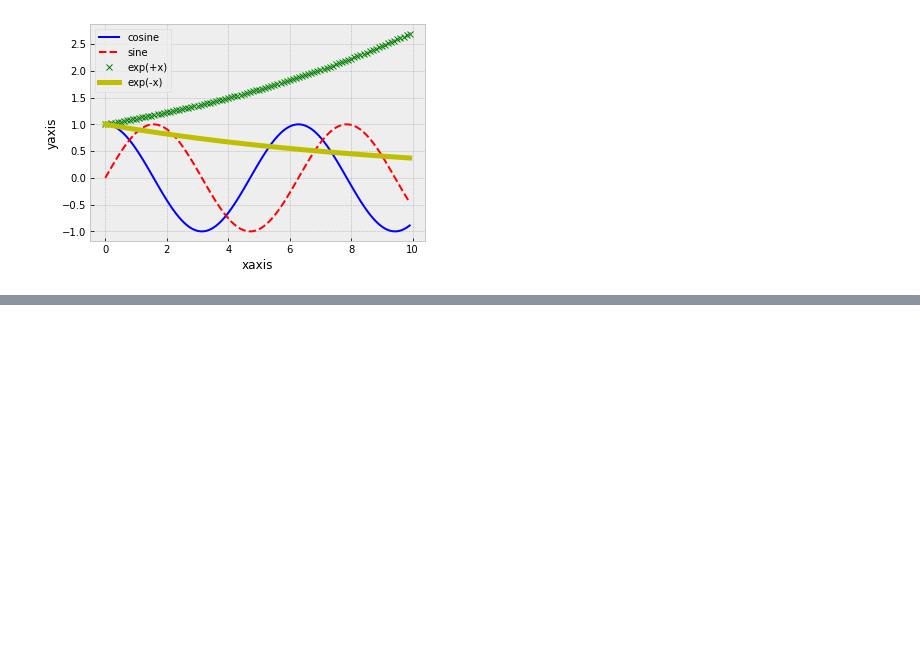
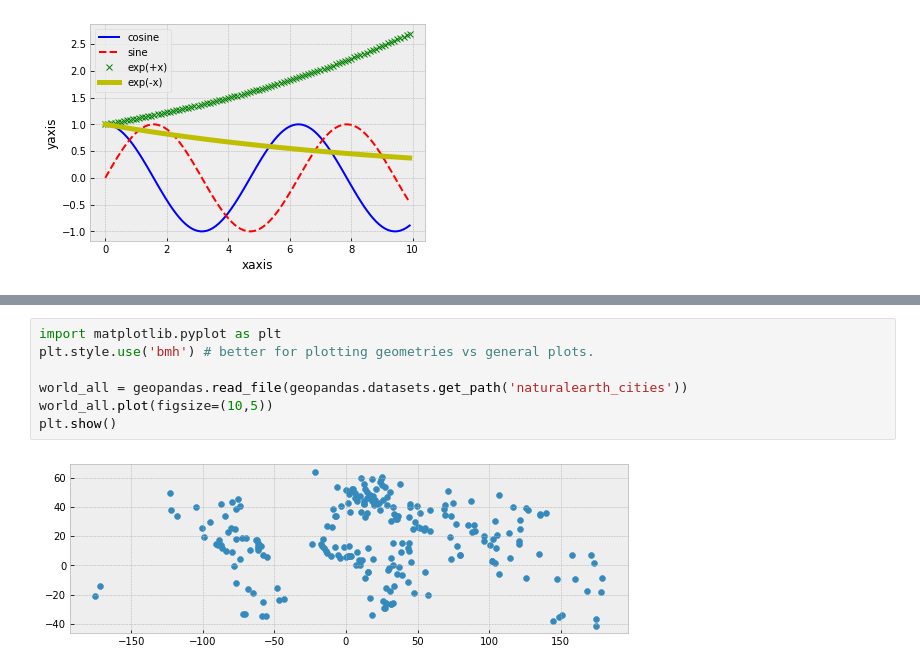
Before and after one commit to SergeyShchus/Data-analysis-Notebooks, a Jupyter notebook: Notebooks/PyGIS.ipynb, the cells around one changed output, grey strips where cells are left out. Saved outputs shown, nothing was run; the diff lists cells and outputs as text; blank space fills up the shorter version.

```diff
--- a/Notebooks/PyGIS.ipynb
+++ b/Notebooks/PyGIS.ipynb
@@ -946,0 +964,9 @@ plt.show()
+# %%
+import matplotlib.pyplot as plt
+plt.style.use('bmh') # better for plotting geometries vs general plots.
+
+world_all = geopandas.read_file(geopandas.datasets.get_path('naturalearth_cities'))
+world_all.plot(figsize=(10,5))
+plt.show()
+# %% [output]
+[figure, added]
```
Also changed, not shown: parts of 24 cells of this notebook.
